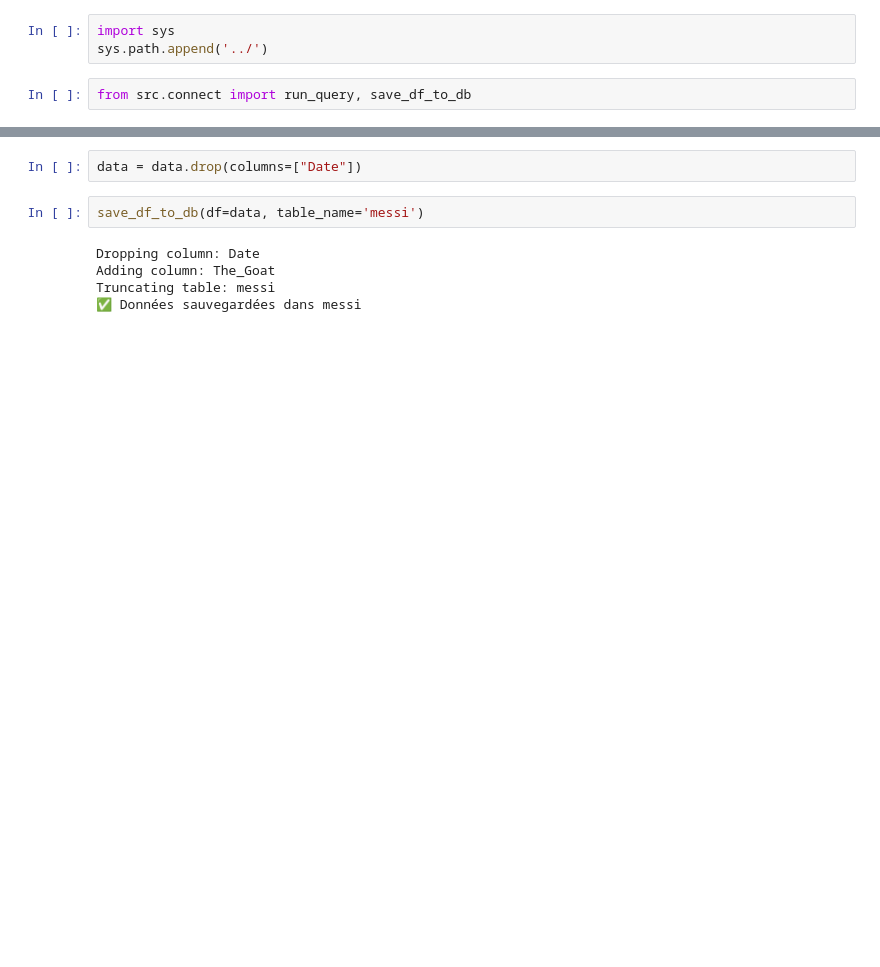
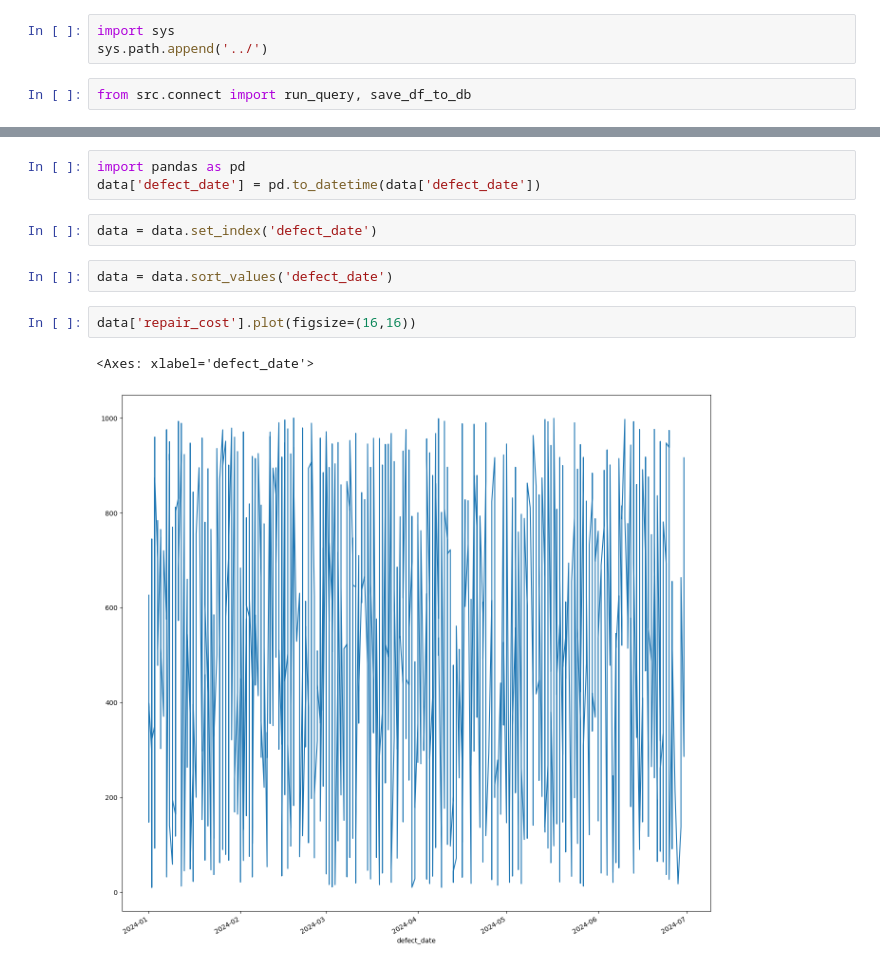
Before and after one commit to Boubker10/data_workstation, a Jupyter notebook: notebooks/Untitled.ipynb, the cells around one changed output, grey strips where cells are left out. Cells and saved outputs as stored; diff of their text form; blank space fills up the shorter version.

```diff
--- a/notebooks/Untitled.ipynb
+++ b/notebooks/Untitled.ipynb
@@ -26,9 +24,12 @@ data["The_Goat"] = "YESSSSSSSS"
-# %%
-data = data.drop(columns=["Date"])
-# %%
-save_df_to_db(df=data, table_name='messi')
-# %% [output]
-Dropping column: Date
-Adding column: The_Goat
-Truncating table: messi
-✅ Données sauvegardées dans messi
+# %%
+import pandas as pd
+data['defect_date'] = pd.to_datetime(data['defect_date'])
+# %%
+data = data.set_index('defect_date')
+# %%
+data = data.sort_values('defect_date')
+# %%
+data['repair_cost'].plot(figsize=(16,16))
+# %% [output]
+<Axes: xlabel='defect_date'>
+[figure, added]
```
Also changed, not shown: parts of 3 cells of this notebook, 2 other files.
